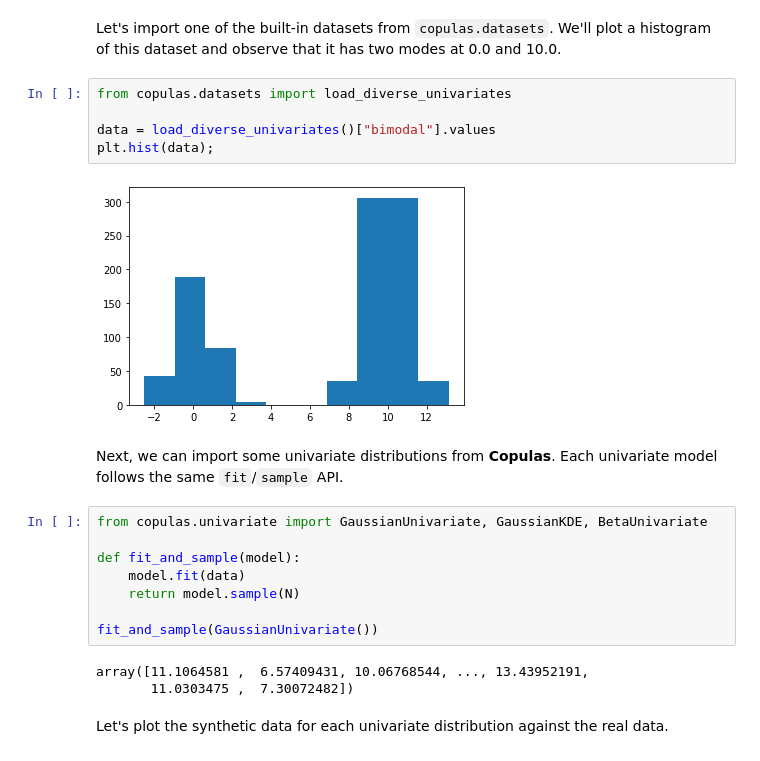
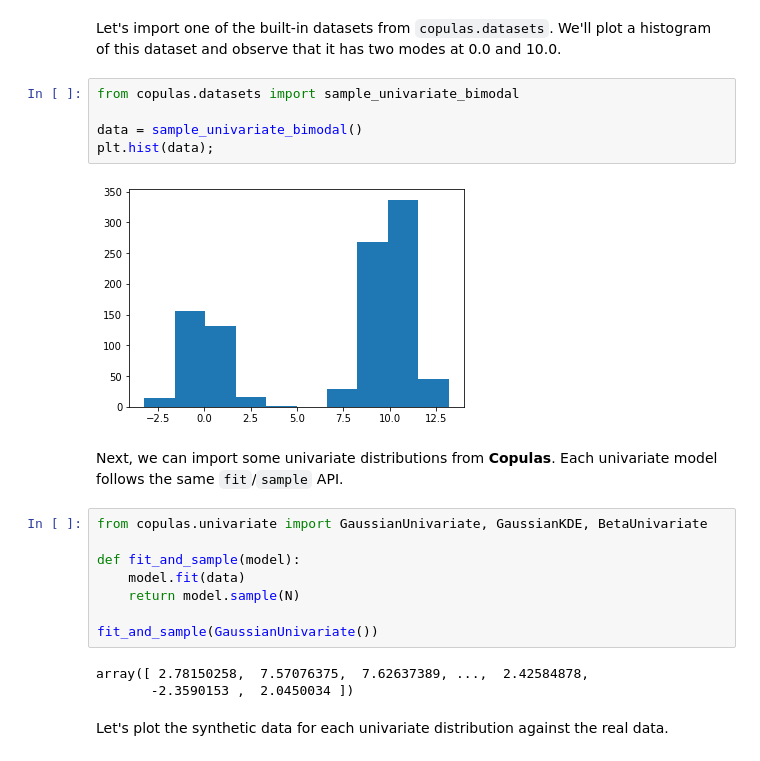
Before and after one commit to sdv-dev/Copulas, a Jupyter notebook: tutorials/3_univariate.ipynb, the cells around one changed output. Drawn from its saved outputs; the diff is of its cells as text.

Commit message:
Reorganize simulated dataset sampling

```diff
--- a/tutorials/3_univariate.ipynb
+++ b/tutorials/3_univariate.ipynb
@@ -12,12 +12,12 @@ warnings.filterwarnings("ignore")
 # %% [markdown]
 Let's import one of the built-in datasets from `copulas.datasets`. We'll plot a histogram of this dataset and observe that it has two modes at 0.0 and 10.0.
 # %%
-from copulas.datasets import load_diverse_univariates
+from copulas.datasets import sample_univariate_bimodal
 
-data = load_diverse_univariates()["bimodal"].values
+data = sample_univariate_bimodal()
 plt.hist(data);
 # %% [output]
-[figure, old version]
+[figure, new version]
 # %% [markdown]
 Next, we can import some univariate distributions from **Copulas**. Each univariate model follows the same `fit`/`sample` API.
 # %%
@@ -29,8 +29,8 @@ def fit_and_sample(model):
 
 fit_and_sample(GaussianUnivariate())
 # %% [output]
-array([11.1064581 ,  6.57409431, 10.06768544, ..., 13.43952191,
-       11.0303475 ,  7.30072482])
+array([ 2.78150258,  7.57076375,  7.62637389, ...,  2.42584878,
+       -2.3590153 ,  2.0450034 ])
 # %% [markdown]
 Let's plot the synthetic data for each univariate distribution against the real data.
 # %%
```
Also changed, not shown: parts of 2 cells of this notebook, 6 other files.
